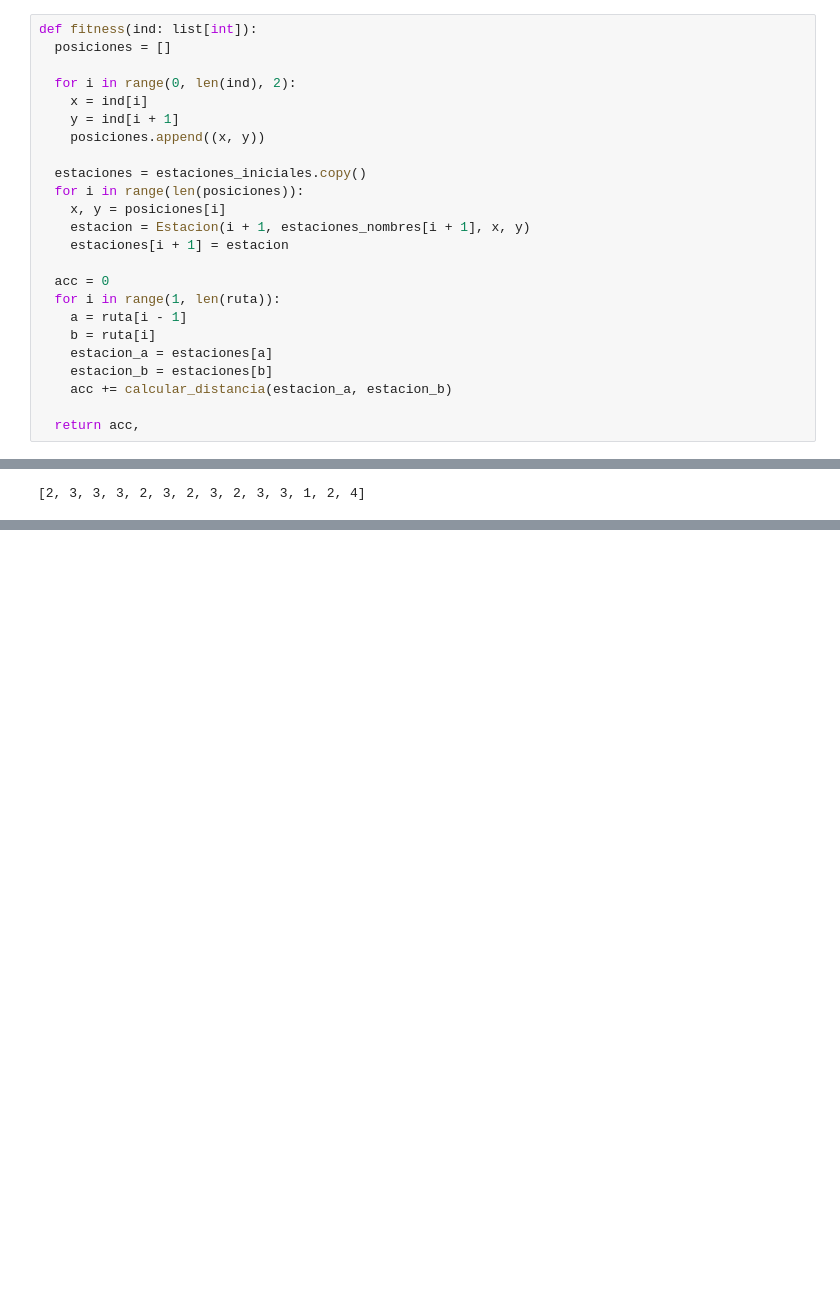
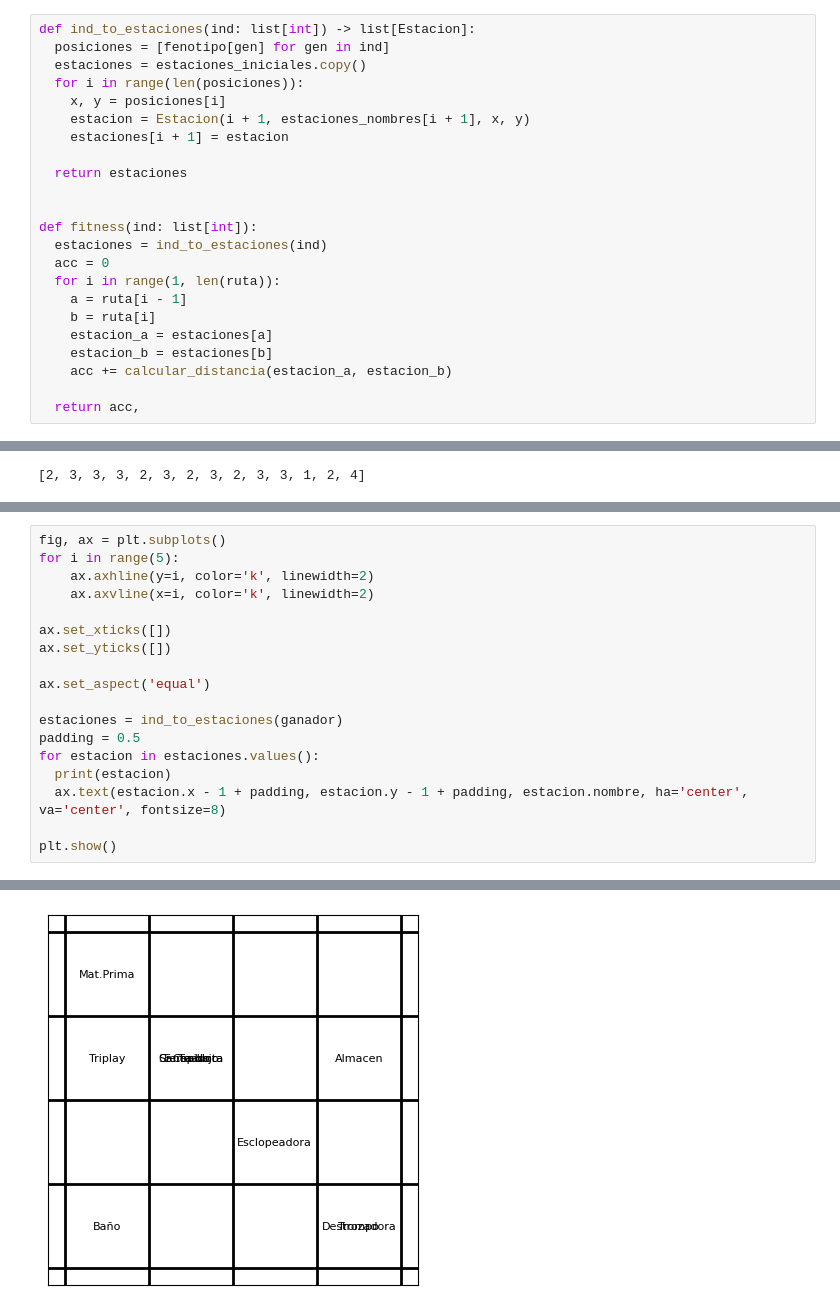
Before and after one commit to Yahred/evolutionary-computation, a Jupyter notebook: CGAOptimizationProblem.ipynb, the cells around one changed output, grey strips where cells are left out. Drawn from its saved outputs; the diff is of its cells as text; blank space fills up the shorter version.

```diff
--- a/CGAOptimizationProblem.ipynb
+++ b/CGAOptimizationProblem.ipynb
@@ -101,20 +119,19 @@ ruta = [1, 8, 1, 4, 5, 3, 4, 3, 1, 9, 1, 3, 1, 10]
 def calcular_distancia(a: Estacion, b: Estacion) -> int:
   return math.sqrt(math.pow(b.x - a.x, 2) + math.pow(b.y - a.y, 2))
 # %%
-def fitness(ind: list[int]):
-  posiciones = []
-
-  for i in range(0, len(ind), 2):
-    x = ind[i]
-    y = ind[i + 1]
-    posiciones.append((x, y))
-
+def ind_to_estaciones(ind: list[int]) -> list[Estacion]:
+  posiciones = [fenotipo[gen] for gen in ind]
   estaciones = estaciones_iniciales.copy()
   for i in range(len(posiciones)):
     x, y = posiciones[i]
     estacion = Estacion(i + 1, estaciones_nombres[i + 1], x, y)
     estaciones[i + 1] = estacion
 
+  return estaciones
+
+
+def fitness(ind: list[int]):
+  estaciones = ind_to_estaciones(ind)
   acc = 0
   for i in range(1, len(ruta)):
     a = ruta[i - 1]
@@ -202,0 +210,19 @@ ganador
+# %%
+fig, ax = plt.subplots()
+for i in range(5):
+    ax.axhline(y=i, color='k', linewidth=2)
+    ax.axvline(x=i, color='k', linewidth=2)
+
+ax.set_xticks([])
+ax.set_yticks([])
+
+ax.set_aspect('equal')
+
+estaciones = ind_to_estaciones(ganador)
+padding = 0.5
+for estacion in estaciones.values():
+  print(estacion)
+  ax.text(estacion.x - 1 + padding, estacion.y - 1 + padding, estacion.nombre, ha='center', va='center', fontsize=8)
+
+plt.show()
+# %% [output]
@@ -202,0 +240 @@ ganador
+[figure, added]
```
Also changed, not shown: parts of 8 cells of this notebook.
